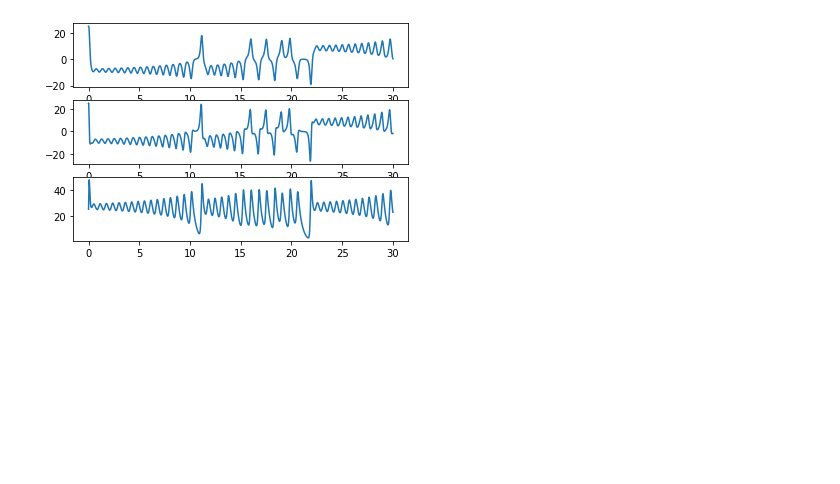
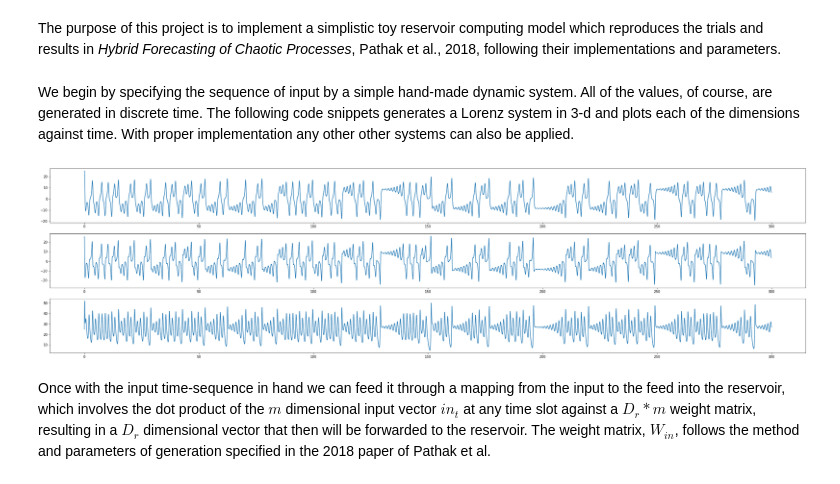
Before and after one commit to bucketfish0000/reservoirtoy, a Jupyter notebook: runthrough.ipynb, the cells around one changed output. Drawn from its saved outputs; the diff is of its cells as text; code cells hidden in the pictures; blank space fills up the shorter version.

```diff
--- a/runthrough.ipynb
+++ b/runthrough.ipynb
@@ -1,8 +1,14 @@
+# %% [markdown]
+The purpose of this project is to implement a simplistic toy reservoir computing model which reproduces the trials and results in *Hybrid Forecasting of Chaotic Processes*, Pathak et al., 2018, following their implementations and parameters.
+# %% [markdown]
+We begin by specifying the sequence of input by a simple hand-made dynamic system. All of the values, of course, are generated in discrete time. The following code snippets generates a Lorenz system in 3-d and plots each of the dimensions against time. With proper implementation any other other systems can also be applied.
 # %%
 import importlib
 import input
 importlib.reload(input)
-r = input.lorenz()
-input.plot(r,0.001,3)
+lor = input.lorenz()
+input.plot(lor,0.01,3)
 # %% [output]
-[figure, old version]
+[figure, new version]
+# %% [markdown]
+Once with the input time-sequence in hand we can feed it through a mapping from the input to the feed into the reservoir, which involves the dot product of the $m$ dimensional input vector $in_t$ at any time slot against a $D_r * m$ weight matrix, resulting in a $D_r$ dimensional vector that then will be forwarded to the reservoir. The weight matrix, $W_{in}$, follows the method and parameters of generation specified in the 2018 paper of Pathak et al.
```
Also changed, not shown: parts of 1 cell of this notebook, 3 other files.
